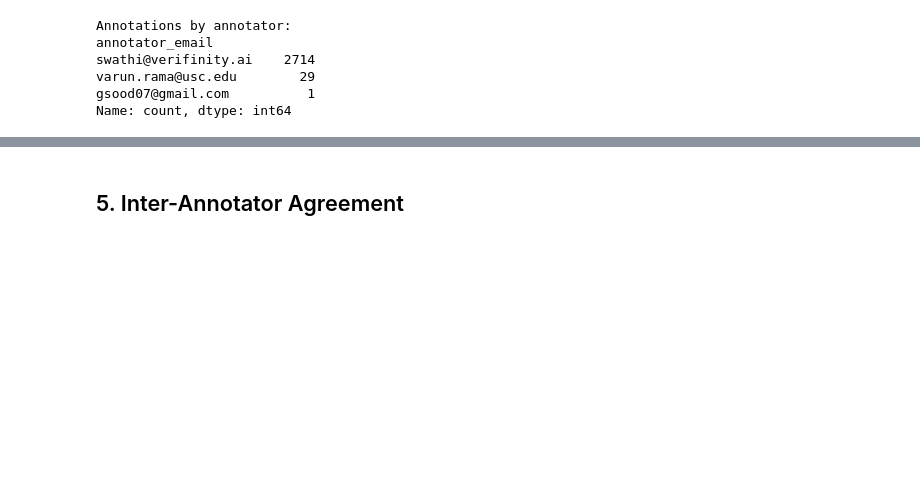
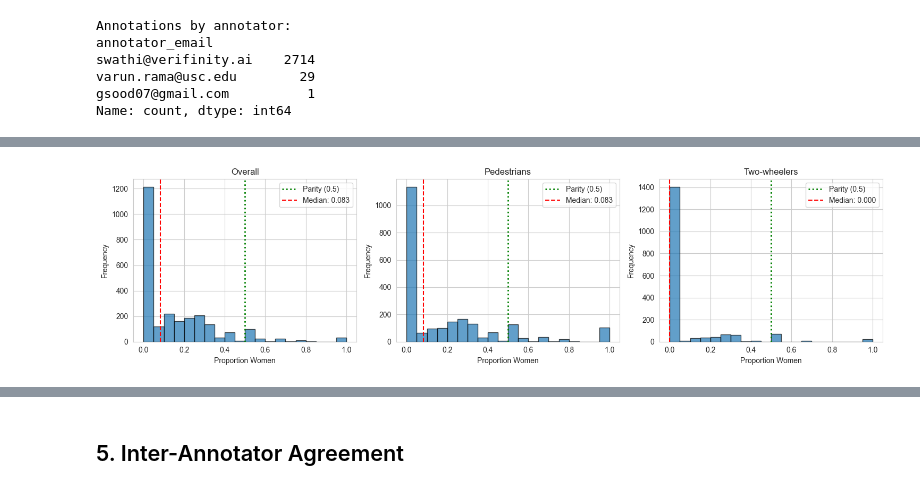
Before and after one commit to geosensing/missing_women, a Jupyter notebook: scripts/analysis/mumbai_annotations.ipynb, the cells around one changed output, grey strips where cells are left out. Saved outputs shown, nothing was run; the diff lists cells and outputs as text; code cells hidden in the pictures; blank space fills up the shorter version.

```diff
--- a/scripts/analysis/mumbai_annotations.ipynb
+++ b/scripts/analysis/mumbai_annotations.ipynb
@@ -343,0 +234,31 @@ plt.show()
+# %%
+fig, axes = plt.subplots(1, 3, figsize=(15, 4))
+
+axes[0].hist(pw, bins=20, edgecolor='black', alpha=0.7)
+axes[0].axvline(0.5, color='green', linestyle=':', linewidth=2, label='Parity (0.5)')
+axes[0].axvline(pw.median(), color='red', linestyle='--', label=f'Median: {pw.median():.3f}')
+axes[0].set_xlabel('Proportion Women')
+axes[0].set_ylabel('Frequency')
+axes[0].set_title('Overall')
+axes[0].legend()
+
+axes[1].hist(pwp, bins=20, edgecolor='black', alpha=0.7)
+axes[1].axvline(0.5, color='green', linestyle=':', linewidth=2, label='Parity (0.5)')
+axes[1].axvline(pwp.median(), color='red', linestyle='--', label=f'Median: {pwp.median():.3f}')
+axes[1].set_xlabel('Proportion Women')
+axes[1].set_ylabel('Frequency')
+axes[1].set_title('Pedestrians')
+axes[1].legend()
+
+axes[2].hist(pwtw, bins=20, edgecolor='black', alpha=0.7)
+axes[2].axvline(0.5, color='green', linestyle=':', linewidth=2, label='Parity (0.5)')
+axes[2].axvline(pwtw.median(), color='red', linestyle='--', label=f'Median: {pwtw.median():.3f}')
+axes[2].set_xlabel('Proportion Women')
+axes[2].set_ylabel('Frequency')
+axes[2].set_title('Two-wheelers')
+axes[2].legend()
+
+plt.tight_layout()
+plt.show()
+# %% [output]
+[figure, added]
```
Also changed, not shown: parts of 46 cells of this notebook, 7 other files.
